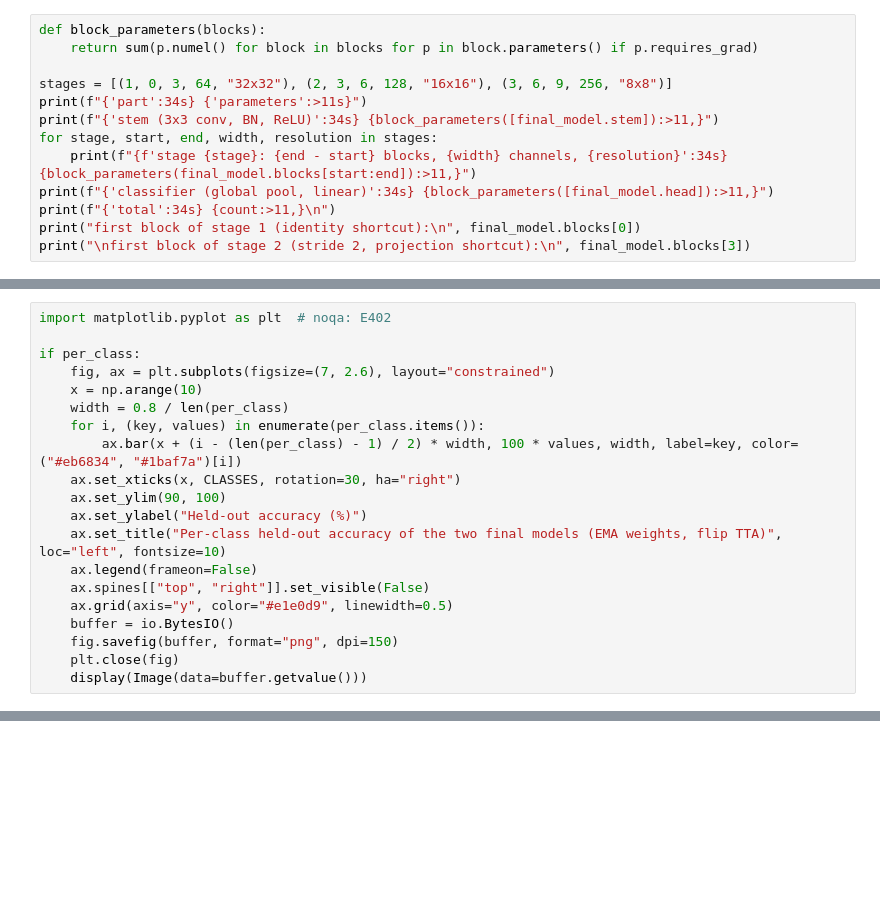
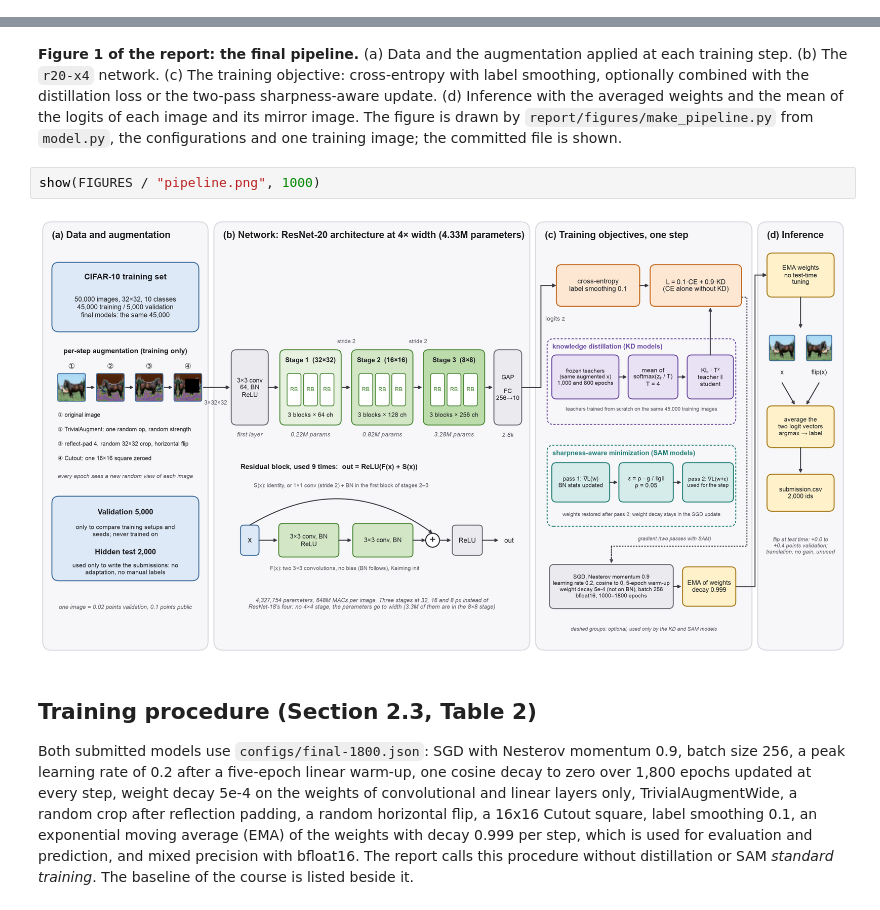
Before and after one commit to Songard/cifar-10-res-net-architecture-challenge-dl, a Jupyter notebook: project1_results.ipynb, the cells around one changed output, grey strips where cells are left out. Drawn from its saved outputs; the diff is of its cells as text; blank space fills up the shorter version.

```diff
--- a/project1_results.ipynb
+++ b/project1_results.ipynb
@@ -112,13 +0,0 @@ resolution with a stride-2 convolution and a 1x1 projection shortcut), and the c
-# %%
-def block_parameters(blocks):
-    return sum(p.numel() for block in blocks for p in block.parameters() if p.requires_grad)
-
-stages = [(1, 0, 3, 64, "32x32"), (2, 3, 6, 128, "16x16"), (3, 6, 9, 256, "8x8")]
-print(f"{'part':34s} {'parameters':>11s}")
-print(f"{'stem (3x3 conv, BN, ReLU)':34s} {block_parameters([final_model.stem]):>11,}")
-for stage, start, end, width, resolution in stages:
-    print(f"{f'stage {stage}: {end - start} blocks, {width} channels, {resolution}':34s} {block_parameters(final_model.blocks[start:end]):>11,}")
-print(f"{'classifier (global pool, linear)':34s} {block_parameters([final_model.head]):>11,}")
-print(f"{'total':34s} {count:>11,}\n")
-print("first block of stage 1 (identity shortcut):\n", final_model.blocks[0])
-print("\nfirst block of stage 2 (stride 2, projection shortcut):\n", final_model.blocks[3])
@@ -295,20 +0,0 @@ KD2 and SAM disagree on 65 held-out images; at least one is correct on 4909 (98.
-# %%
-import matplotlib.pyplot as plt  # noqa: E402
-
-if per_class:
-    fig, ax = plt.subplots(figsize=(7, 2.6), layout="constrained")
-    x = np.arange(10)
-    width = 0.8 / len(per_class)
-    for i, (key, values) in enumerate(per_class.items()):
-        ax.bar(x + (i - (len(per_class) - 1) / 2) * width, 100 * values, width, label=key, color=("#eb6834", "#1baf7a")[i])
-    ax.set_xticks(x, CLASSES, rotation=30, ha="right")
-    ax.set_ylim(90, 100)
-    ax.set_ylabel("Held-out accuracy (%)")
-    ax.set_title("Per-class held-out accuracy of the two final models (EMA weights, flip TTA)", loc="left", fontsize=10)
-    ax.legend(frameon=False)
-    ax.spines[["top", "right"]].set_visible(False)
-    ax.grid(axis="y", color="#e1e0d9", linewidth=0.5)
-    buffer = io.BytesIO()
-    fig.savefig(buffer, format="png", dpi=150)
-    plt.close(fig)
-    display(Image(data=buffer.getvalue()))
@@ -493,0 +239,19 @@ Public leaderboard position of the best score (90.1%) on 2026-11-06 at 16:33 UTC
+# %% [markdown]
+**Figure 1 of the report: the final pipeline.** (a) Data and the augmentation applied at each training step. (b) The
+`r20-x4` network. (c) The training objective: cross-entropy with label smoothing, optionally combined with the
+distillation loss or the two-pass sharpness-aware update. (d) Inference with the averaged weights and the mean of the
+logits of each image and its mirror image. The figure is drawn by `report/figures/make_pipeline.py` from `model.py`,
+the configurations and one training image; the committed file is shown.
+# %%
+show(FIGURES / "pipeline.png", 1000)
+# %% [output]
+[figure, added]
+# %% [markdown]
+## Training procedure (Section 2.3, Table 2)
+
+Both submitted models use `configs/final-1800.json`: SGD with Nesterov momentum 0.9, batch size 256, a peak learning rate of
+0.2 after a five-epoch linear warm-up, one cosine decay to zero over 1,800 epochs updated at every step, weight decay 5e-4
+on the weights of convolutional and linear layers only, TrivialAugmentWide, a random crop after reflection padding, a
+random horizontal flip, a 16x16 Cutout square, label smoothing 0.1, an exponential moving average (EMA) of the weights
+with decay 0.999 per step, which is used for evaluation and prediction, and mixed precision with bfloat16. The report
+calls this procedure without distillation or SAM *standard training*. The baseline of the course is listed beside it.
```
Also changed, not shown: parts of 73 cells of this notebook, 2 other files.
